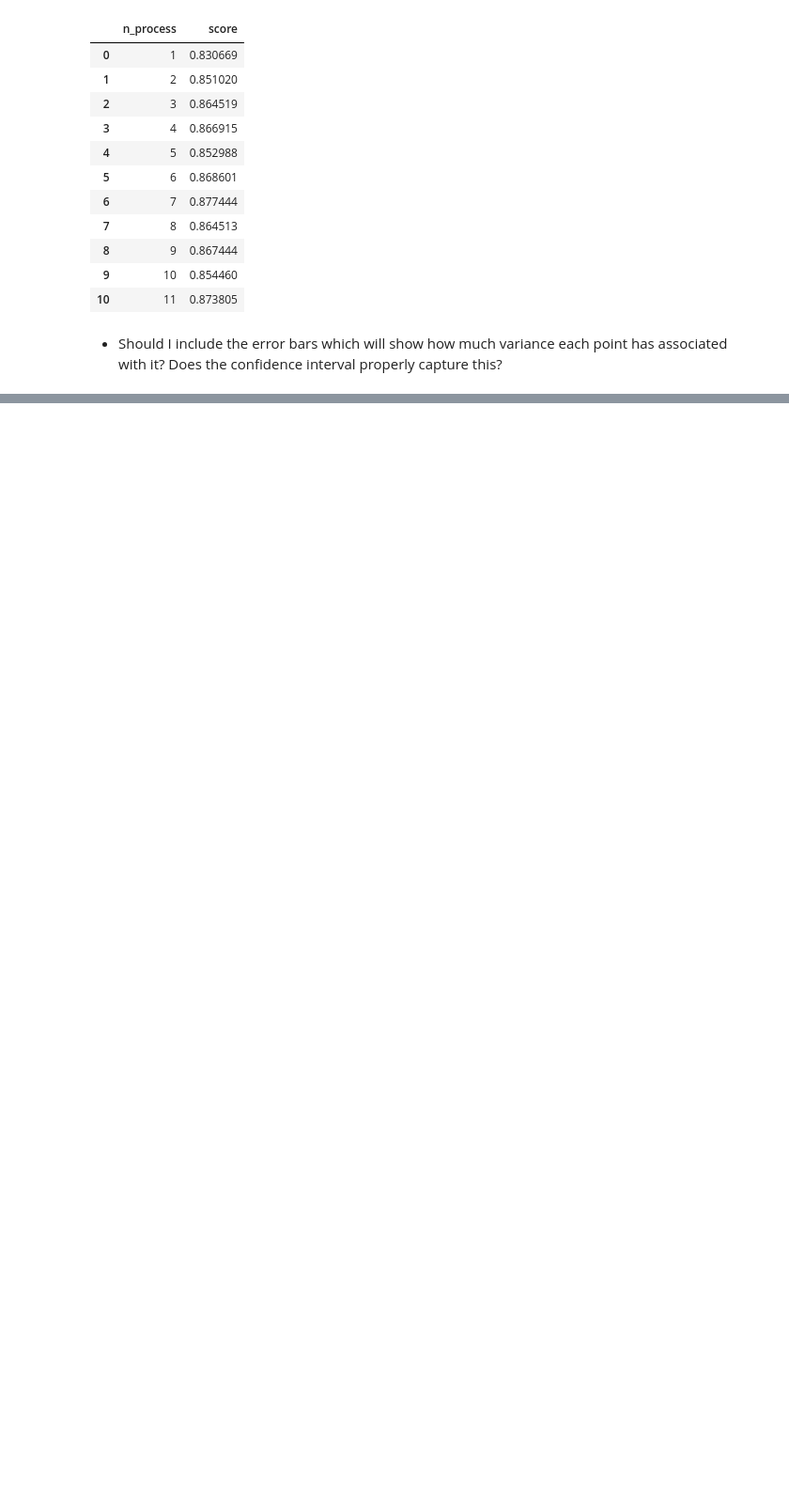
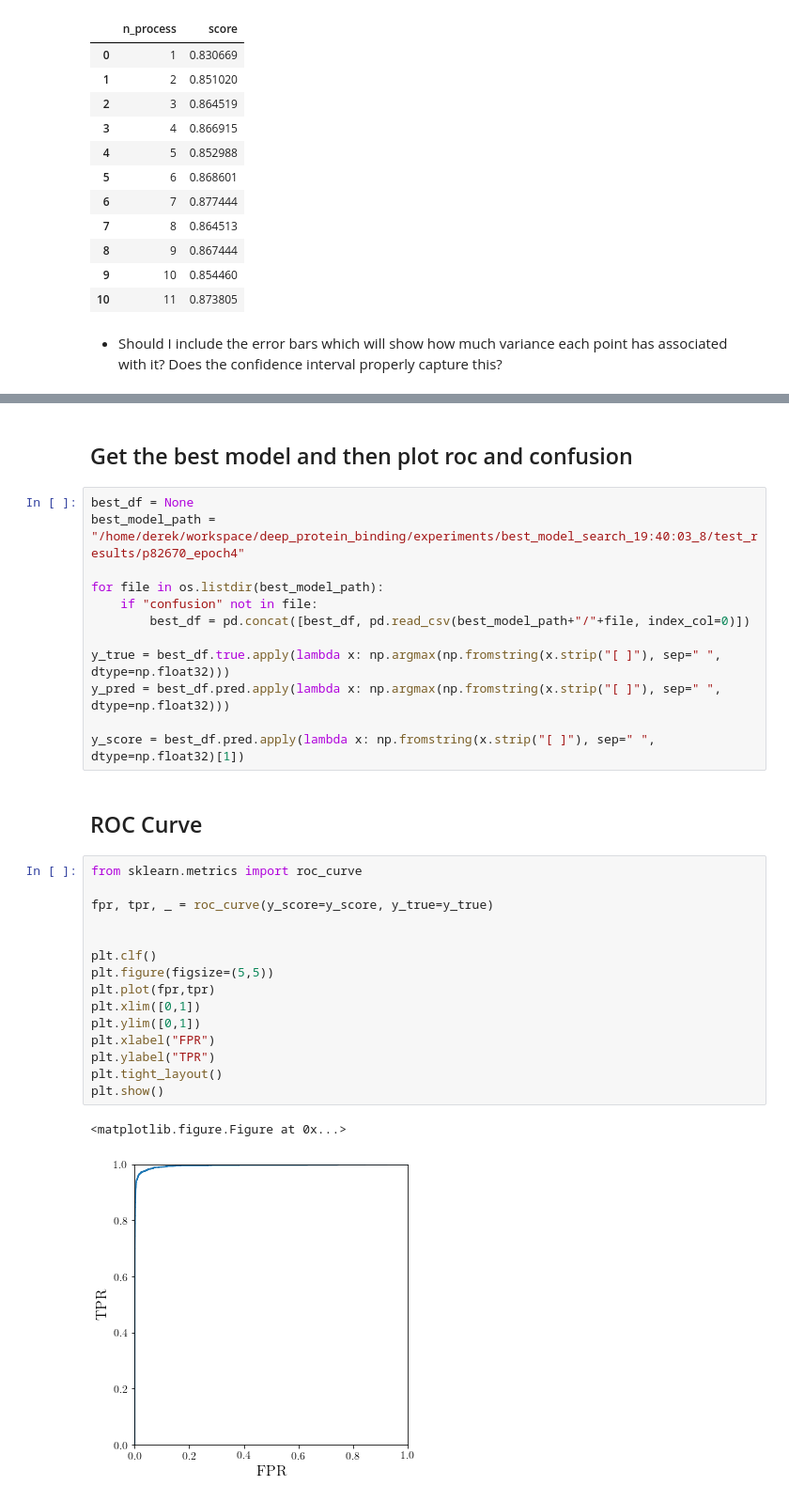
Before and after one commit to wderekjones/deep_protein_binding, a Jupyter notebook: results/evaluation_of_results.ipynb, the cells around one changed output, grey strips where cells are left out. Shown: that part at 94% size. Saved outputs shown, nothing was run; the diff lists cells and outputs as text; blank space fills up the shorter version.

```diff
--- a/results/evaluation_of_results.ipynb
+++ b/results/evaluation_of_results.ipynb
@@ -69,0 +88,34 @@ plt.savefig('f1_vs_processors.png', format='png')
+# %% [markdown]
+## Get the best model and then plot roc and confusion
+# %%
+best_df = None
+best_model_path = "/home/derek/workspace/deep_protein_binding/experiments/best_model_search_19:40:03_8/test_results/p82670_epoch4"
+
+for file in os.listdir(best_model_path):
+    if "confusion" not in file:
+        best_df = pd.concat([best_df, pd.read_csv(best_model_path+"/"+file, index_col=0)])
+
+y_true = best_df.true.apply(lambda x: np.argmax(np.fromstring(x.strip("[ ]"), sep=" ", dtype=np.float32)))
+y_pred = best_df.pred.apply(lambda x: np.argmax(np.fromstring(x.strip("[ ]"), sep=" ", dtype=np.float32)))
+
+y_score = best_df.pred.apply(lambda x: np.fromstring(x.strip("[ ]"), sep=" ", dtype=np.float32)[1])
+# %% [markdown]
+## ROC Curve
+# %%
+from sklearn.metrics import roc_curve
+
+fpr, tpr, _ = roc_curve(y_score=y_score, y_true=y_true)
+
+
+plt.clf()
+plt.figure(figsize=(5,5))
+plt.plot(fpr,tpr)
+plt.xlim([0,1])
+plt.ylim([0,1])
+plt.xlabel("FPR")
+plt.ylabel("TPR")
+plt.tight_layout()
+plt.show()
+# %% [output]
+<matplotlib.figure.Figure at 0x...>
+[figure, added]
```
Also changed, not shown: parts of 14 cells of this notebook, 2 other files.
